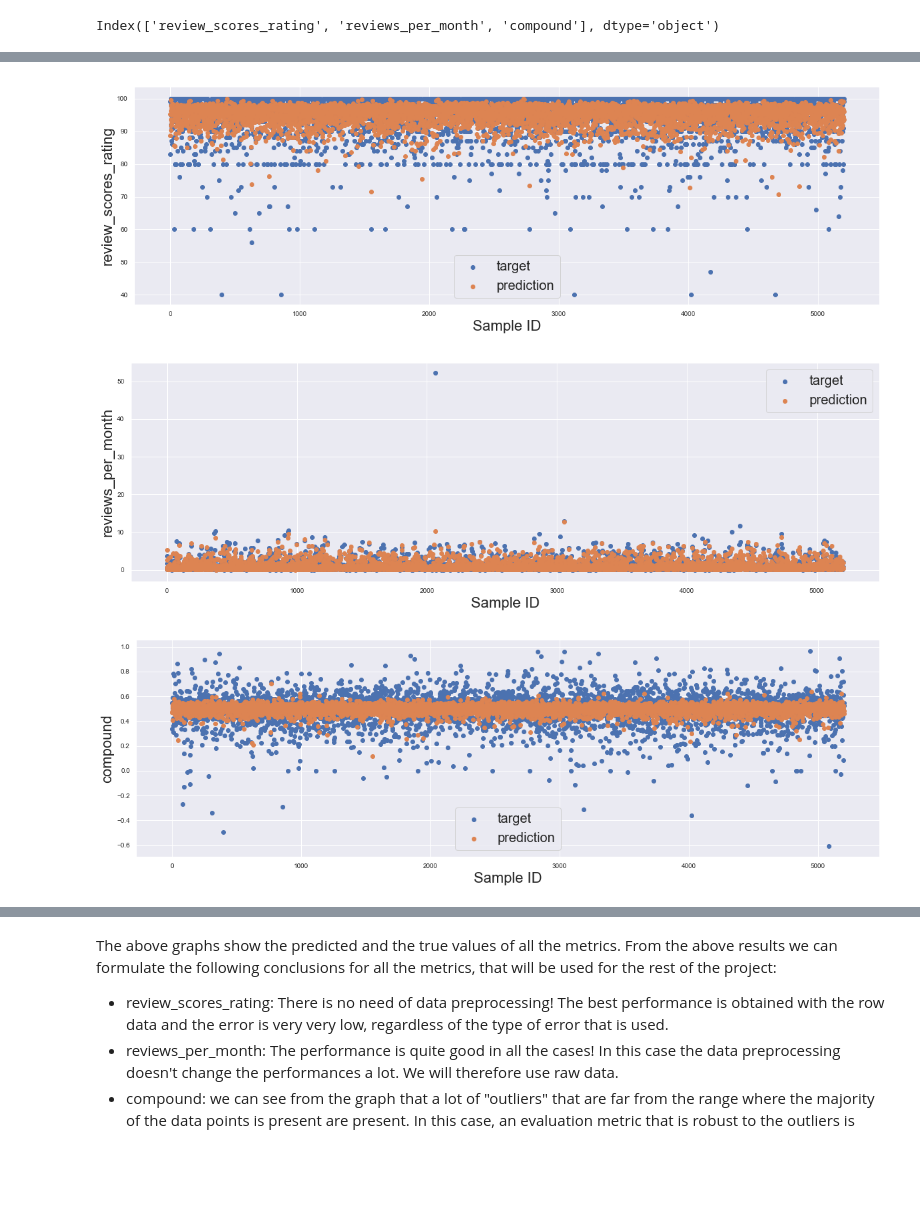
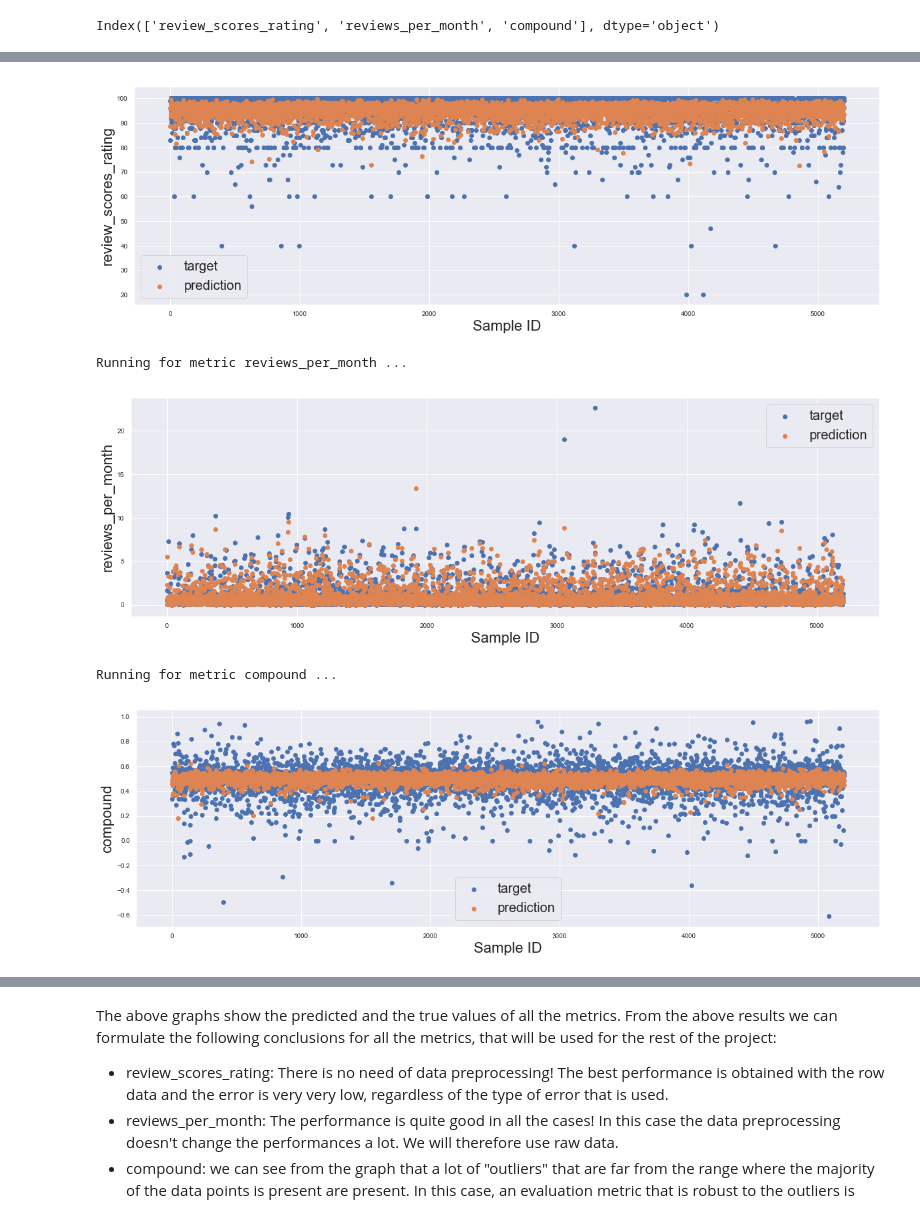
Before and after one commit to vonalven/airbnb_ada_project, a Jupyter notebook: 12.10.main.ipynb, the cells around one changed output, grey strips where cells are left out. Cells and saved outputs as stored; diff of their text form; code cells hidden in the pictures; blank space fills up the shorter version.

```diff
--- a/12.10.main.ipynb
+++ b/12.10.main.ipynb
@@ -386,0 +390,6 @@ Now that the success metrics are chosen and cleaned, we can proceed to the next
+# %%
+df_station           = geojson_to_dataframe('../data/Transports/amsterdam_stations.geojson')
+stations_coord       = get_station_coord(df_station)
+listings_coord       = get_listing_coord(df_listings)
+min_distances        = dist_to_nearest_station(stations_coord, listings_coord)
+df_listings['dist_nearest_station'] = min_distances
@@ -430,7 +441,7 @@ features_ensemble       = ['id','host_since', 'host_response_rate', 'host_is_sup
                           'guests_included', 'extra_people', 'minimum_nights', 'maximum_nights', 'number_of_reviews',
                           'review_scores_rating', 'review_scores_accuracy', 'review_scores_cleanliness',
                           'review_scores_checkin', 'review_scores_communication', 'review_scores_location', 'review_scores_value',
-                          'instant_bookable', 'cancellation_policy']
+                          'instant_bookable', 'cancellation_policy', 'dist_nearest_station']
 # %%
 # features are seperated depending on their types to be prepared before being used for ML
 rating_features         = ['review_scores_rating', 'review_scores_accuracy', 'review_scores_cleanliness',
@@ -661,30 +669,31 @@ all_metric_errors = pd.DataFrame()
 
 for metric in df_success_metrics.columns:
     df = df_features_w_metrics.copy().drop(columns = df_success_metrics.columns.difference([metric]))
-
-    print('\n--------------------------\n--------- RAW DATA -------\n--------------------------\n')
-    f = FeaturesTools(df, metric, random_seed = random_seed)
-    df_importance, df_err, rf = f.randomForestAnalysis(plotResults = [False, False, True, False], tuneModelParameters = False)
-    print('\n--------------------------\n------ NORMALIZATION -----\n--------------------------\n')
-    f = FeaturesTools(df, metric, random_seed = random_seed)
-    processed_feat = f.preprocess_features(preprocessing_type = 'normalize')
-    f = FeaturesTools(processed_feat, metric, random_seed = random_seed)
-    df_importance, df_err_norm, rf = f.randomForestAnalysis(plotResults = [False, False, False, False], tuneModelParameters = False)
-    print('\n--------------------------\n----- STANDARDIZATION -----\n--------------------------\n')
-    f = FeaturesTools(df, metric, random_seed = random_seed)
-    processed_feat = f.preprocess_features(preprocessing_type = 'standardize')
-    f = FeaturesTools(processed_feat, metric, random_seed = random_seed)
-    df_importance, df_err_stand, rf = f.randomForestAnalysis(plotResults = [False, False, False, False], tuneModelParameters = False)
-    print('\n--------------------------\n-- ROBUST STANDARDIZATION -\n--------------------------\n')
-    f = FeaturesTools(df, metric, random_seed = random_seed)
-    processed_feat = f.preprocess_features(preprocessing_type = 'standardize_robust')
-    f = FeaturesTools(processed_feat, metric, random_seed = random_seed)
-    df_importance, df_err_stand_robust, rf = f.randomForestAnalysis(plotResults = [False, False, False, False], tuneModelParameters = False)
-    print('\n--------------------------\n------- UNIT SCALING ------\n--------------------------\n')
-    f = FeaturesTools(df, metric, random_seed = random_seed)
-    processed_feat = f.preprocess_features(preprocessing_type = 'scale_unit')
-    f = FeaturesTools(processed_feat, metric, random_seed = random_seed)
-    df_importance, df_err_scale_unit, rf = f.randomForestAnalysis(plotResults = [False, False, False, False], tuneModelParameters = False)
+    print('\nRunning for metric %s ...'%(metric))
+    with HiddenPrints():
+        print('\n--------------------------\n--------- RAW DATA -------\n--------------------------\n')
+        f = FeaturesTools(df, metric, random_seed = random_seed)
+        df_importance, df_err, rf = f.randomForestAnalysis(plotResults = [False, False, True, False], tuneModelParameters = False)
+        print('\n--------------------------\n------ NORMALIZATION -----\n--------------------------\n')
+        f = FeaturesTools(df, metric, random_seed = random_seed)
+        processed_feat = f.preprocess_features(preprocessing_type = 'normalize')
+        f = FeaturesTools(processed_feat, metric, random_seed = random_seed)
+        df_importance, df_err_norm, rf = f.randomForestAnalysis(plotResults = [False, False, False, False], tuneModelParameters = False)
+        print('\n--------------------------\n----- STANDARDIZATION -----\n--------------------------\n')
+        f = FeaturesTools(df, metric, random_seed = random_seed)
+        processed_feat = f.preprocess_features(preprocessing_type = 'standardize')
+        f = FeaturesTools(processed_feat, metric, random_seed = random_seed)
+        df_importance, df_err_stand, rf = f.randomForestAnalysis(plotResults = [False, False, False, False], tuneModelParameters = False)
+        print('\n--------------------------\n-- ROBUST STANDARDIZATION -\n--------------------------\n')
+        f = FeaturesTools(df, metric, random_seed = random_seed)
+        processed_feat = f.preprocess_features(preprocessing_type = 'standardize_robust')
+        f = FeaturesTools(processed_feat, metric, random_seed = random_seed)
+        df_importance, df_err_stand_robust, rf = f.randomForestAnalysis(plotResults = [False, False, False, False], tuneModelParameters = False)
+        print('\n--------------------------\n------- UNIT SCALING ------\n--------------------------\n')
+        f = FeaturesTools(df, metric, random_seed = random_seed)
+        processed_feat = f.preprocess_features(preprocessing_type = 'scale_unit')
+        f = FeaturesTools(processed_feat, metric, random_seed = random_seed)
+        df_importance, df_err_scale_unit, rf = f.randomForestAnalysis(plotResults = [False, False, False, False], tuneModelParameters = False)
 
 
     # Cration of a df with the errors obtained with all types of features preprocess
@@ -712,6 +705,8 @@ R^2 OOB Score:          0.083192
-[figure, old version]
+[figure, new version]
+Running for metric reviews_per_month ...
-[figure, old version]
+[figure, new version]
+Running for metric compound ...
-[figure, old version]
+[figure, new version]
 # %%
 all_metric_errors
 # %% [output]
```
Also changed, not shown: parts of 56 cells of this notebook, 5 other files.
